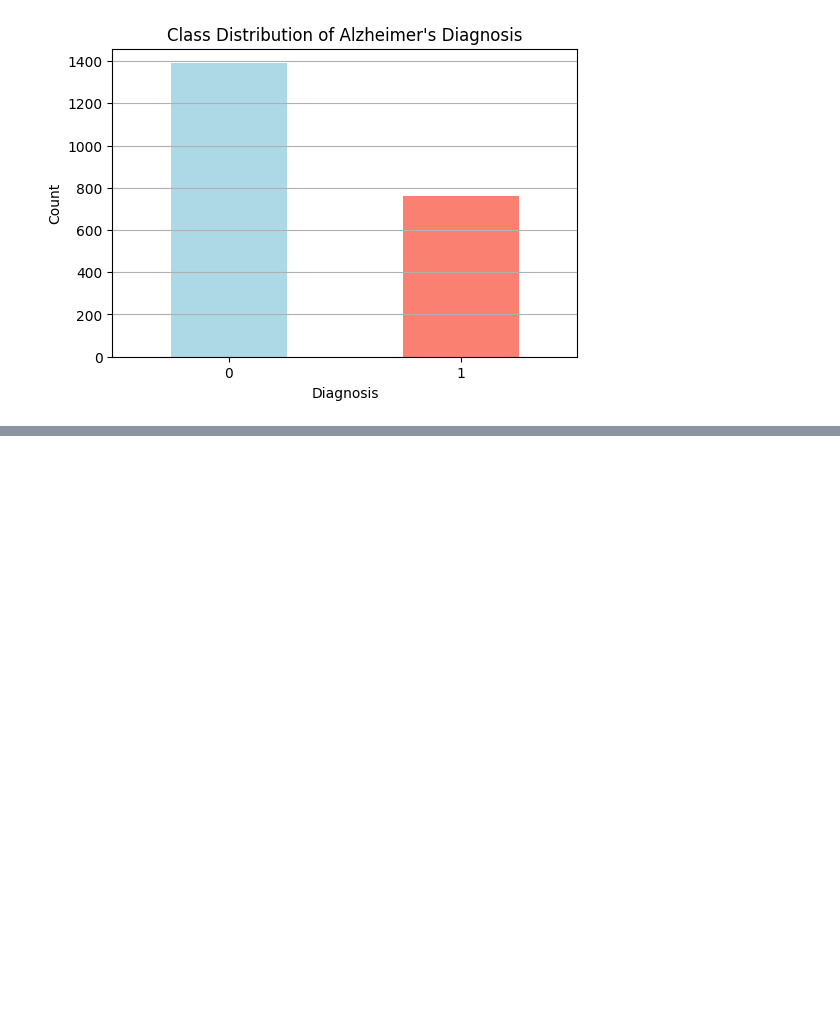
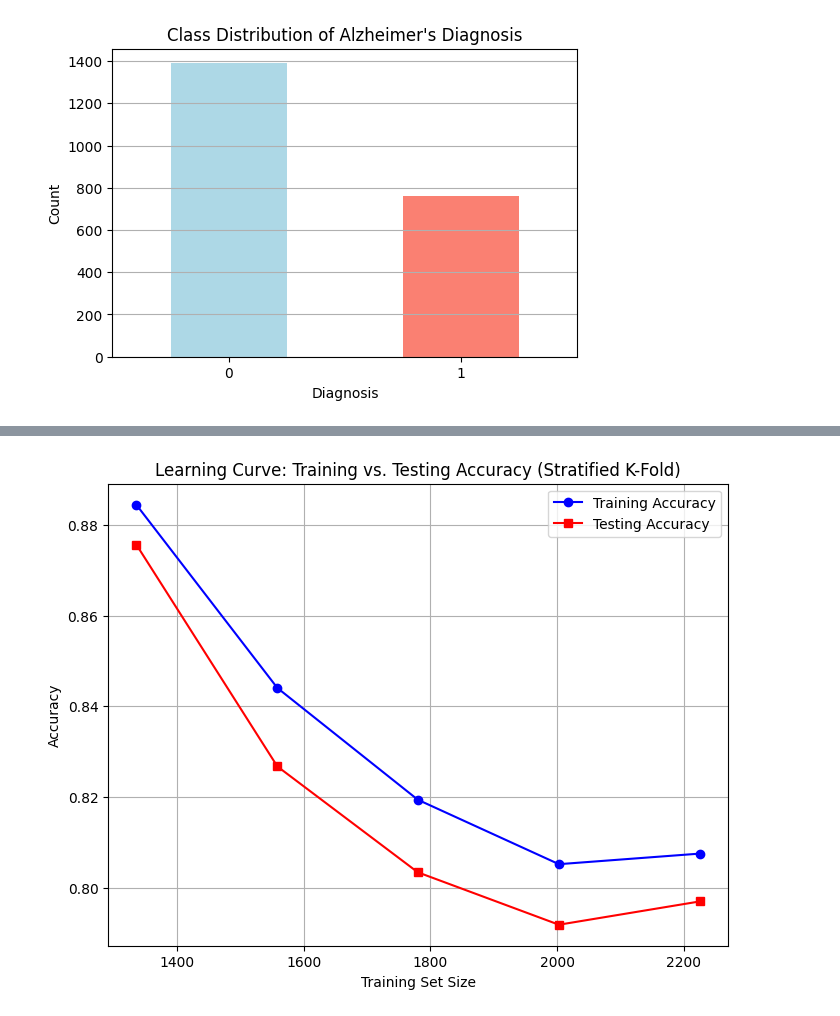
Before and after one commit to Prakyatp/SupervisedPCA, a Jupyter notebook: Training/SupervisedPCA.ipynb, the cells around one changed output, grey strips where cells are left out. Saved outputs shown, nothing was run; the diff lists cells and outputs as text; code cells hidden in the pictures; blank space fills up the shorter version.

```diff
--- a/Training/SupervisedPCA.ipynb
+++ b/Training/SupervisedPCA.ipynb
@@ -464,0 +360,77 @@ F1 Score: 0.05031446540880503
+# %%
+import numpy as np
+import matplotlib.pyplot as plt
+
+def stratified_kfold(X, y, k):
+    """Custom implementation of Stratified K-Fold cross-validation."""
+    unique_classes, class_counts = np.unique(y, return_counts=True)
+
+    # Create indices grouped by class
+    class_indices = {cls: np.where(y == cls)[0] for cls in unique_classes}
+
+    # Shuffle indices for each class
+    for cls in unique_classes:
+        np.random.shuffle(class_indices[cls])
+
+    # Split indices into k folds
+    folds = [[] for _ in range(k)]
+
+    for cls in unique_classes:
+        split_indices = np.array_split(class_indices[cls], k)  # Split class indices into k parts
+        for i in range(k):
+            folds[i].extend(split_indices[i])  # Assign to each fold
+
+    return folds
+
+def compute_learning_curve(model, X, y, k=5, train_sizes=np.linspace(0.1, 1.0, 10)):
+    """Computes learning curve using Stratified K-Fold"""
+    train_sizes = (train_sizes * len(X)).astype(int)
+    train_accuracies, test_accuracies = [], []
+
+    for size in train_sizes:
+        folds = stratified_kfold(X[:size], y[:size], k)  # Get stratified folds
+
+        fold_train_acc, fold_test_acc = [], []
+
+        for i in range(k):
+            test_idx = np.array(folds[i])
+            train_idx = np.array([idx for j in range(k) if j != i for idx in folds[j]])
+
+            X_train_fold, X_test_fold = X[train_idx], X[test_idx]
+            y_train_fold, y_test_fold = y[train_idx], y[test_idx]
+
+            # Ensure at least 2 classes in training set
+            if len(np.unique(y_train_fold)) < 2:
+                continue
+
+            # Train model
+            model.fit(X_train_fold, y_train_fold)
+
+            # Compute accuracy
+            fold_train_acc.append(model.score(X_train_fold, y_train_fold))
+            fold_test_acc.append(model.score(X_test_fold, y_test_fold))
+
+        # Compute mean accuracy across folds
+        train_accuracies.append(np.mean(fold_train_acc))
+        test_accuracies.append(np.mean(fold_test_acc))
+
+    return train_sizes, train_accuracies, test_accuracies
+
+# Train the model and compute learning curve
+model = LogisticRegression()
+train_sizes, train_acc, test_acc = compute_learning_curve(model, X_train_pca, y_train)
+
+# Plot learning curve
+plt.figure(figsize=(8, 6))
+plt.plot(train_sizes, train_acc, "o-", label="Training Accuracy", color="blue")
+plt.plot(train_sizes, test_acc, "s-", label="Testing Accuracy", color="red")
+
+# Formatting
+plt.xlabel("Training Set Size")
+plt.ylabel("Accuracy")
+plt.title("Learning Curve: Training vs. Testing Accuracy (Stratified K-Fold)")
+plt.legend()
+plt.grid(True)
+plt.show()
+# %% [output]
+[figure, added]
```
Also changed, not shown: parts of 38 cells of this notebook, 1 other file.
